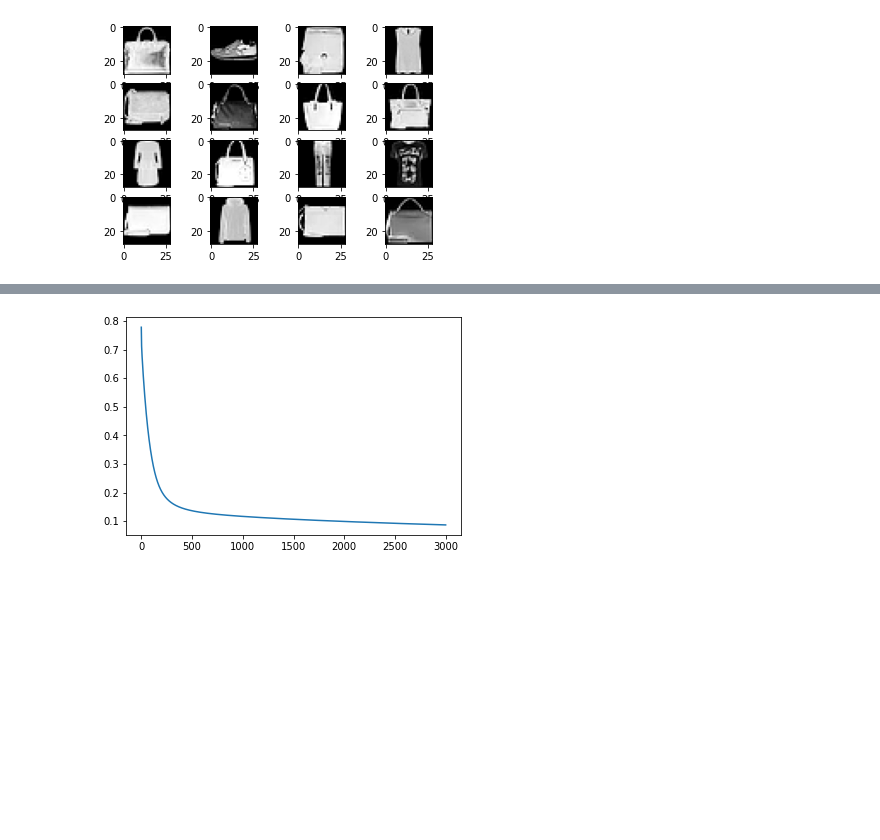
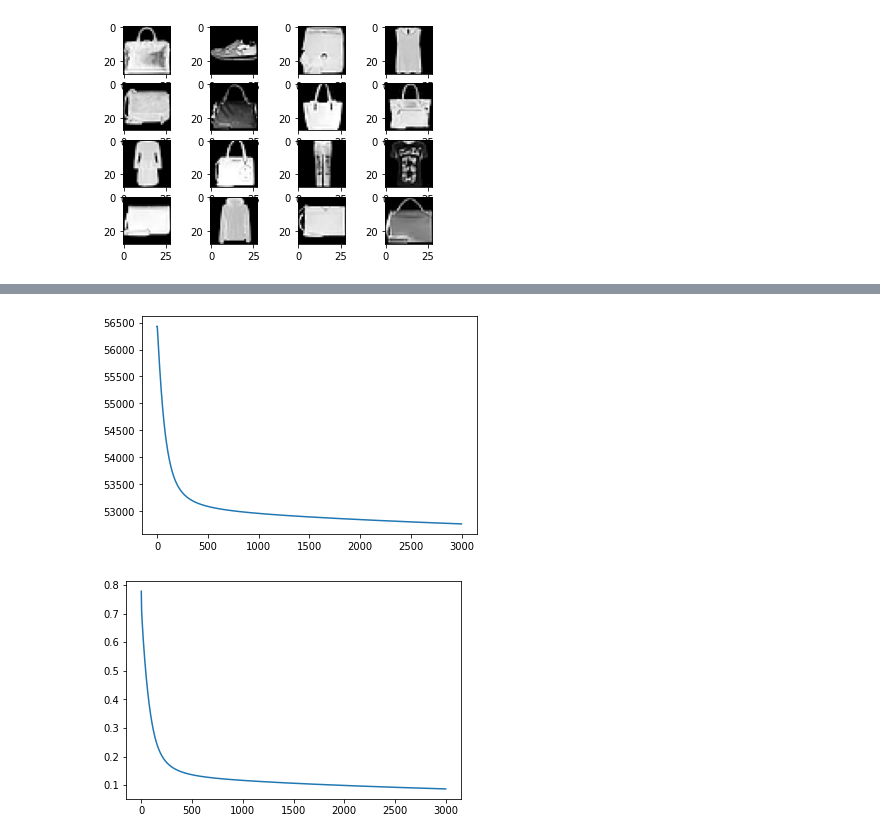
Before and after one commit to adamnpeace/comp90-cw1, a Jupyter notebook: q4/q4-adam-vectorized.ipynb, the cells around one changed output, grey strips where cells are left out. Saved outputs shown, nothing was run; the diff lists cells and outputs as text; code cells hidden in the pictures; blank space fills up the shorter version.

```diff
--- a/q4/q4-adam-vectorized.ipynb
+++ b/q4/q4-adam-vectorized.ipynb
@@ -133,3 +202,9 @@ def pltOne(d):
+# %%
+loss_lr_0_1_skl = get_loss(nn)
+# %%
+pltOne(loss_lr_0_1_skl)
+# %% [output]
+[figure, added]
 # %%
 loss_lr_0_1 = get_loss(nn)
 # %%
```
Also changed, not shown: parts of 8 cells of this notebook.
